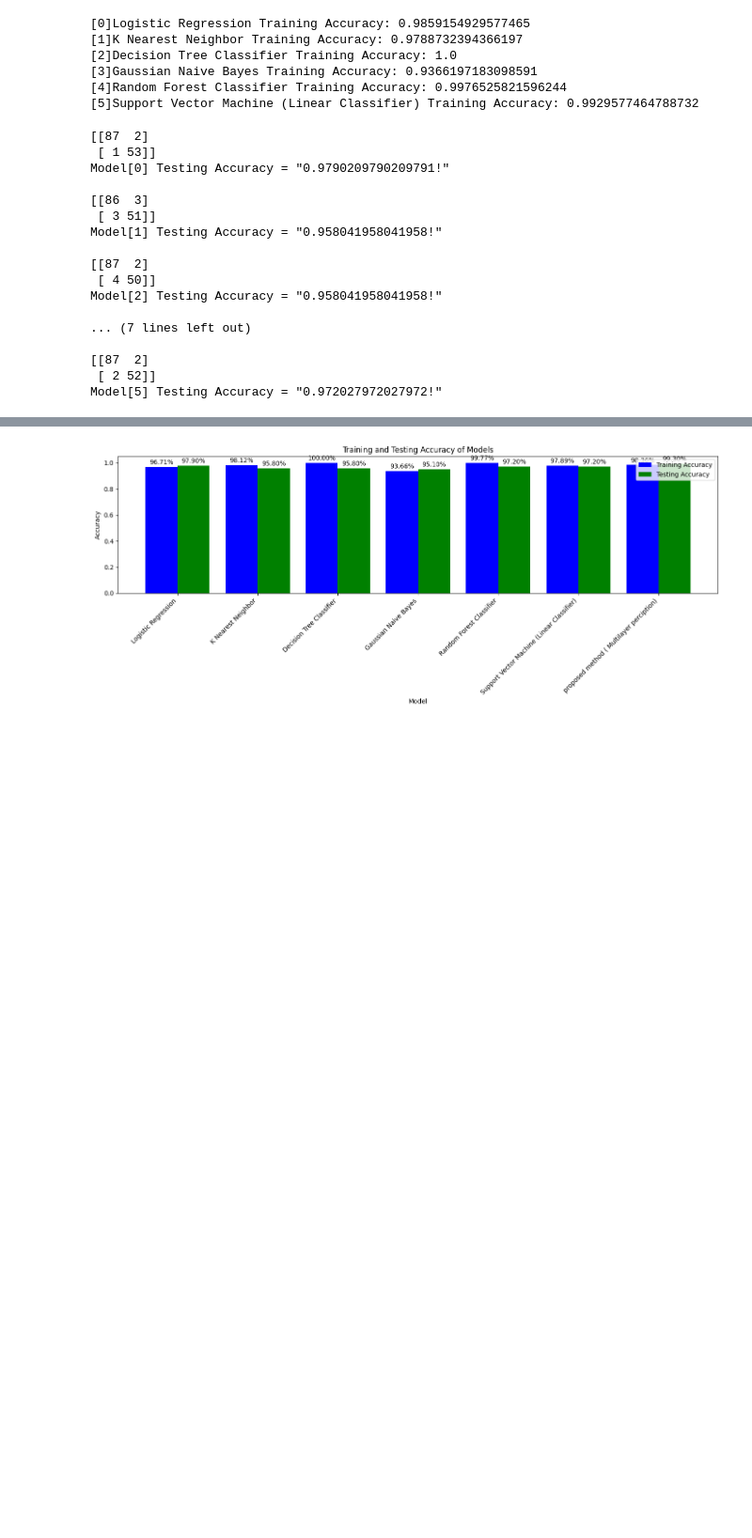
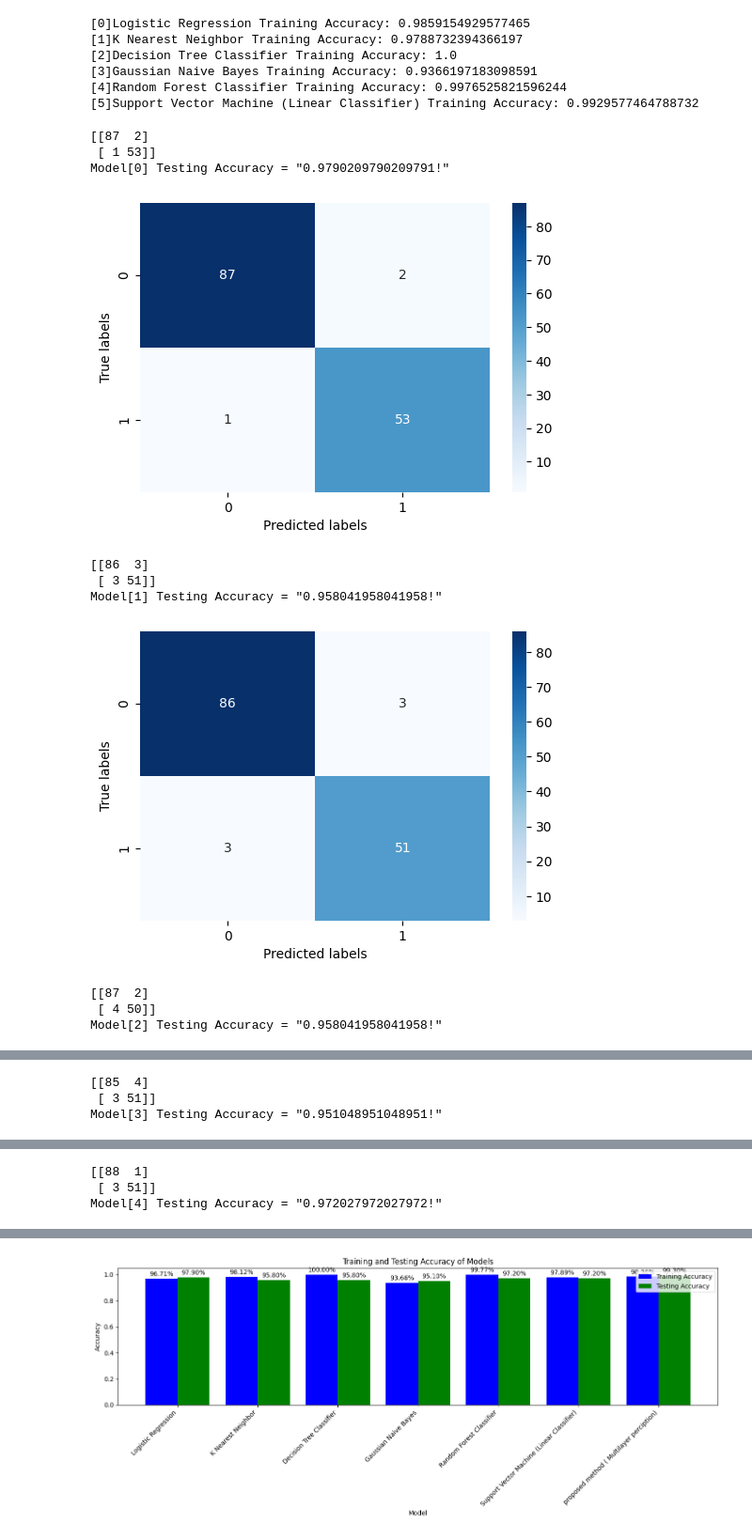
Before and after one commit to SachinBiswas7/Breast-Cancer-Classification, a Jupyter notebook: Breast_cancer_classification_using_Neural_network.ipynb, the cells around one changed output, grey strips where cells are left out. Shown at 94% size. Saved outputs shown, nothing was run; the diff lists cells and outputs as text; code cells hidden in the pictures; blank space fills up the shorter version.

```diff
--- a/Breast_cancer_classification_using_Neural_network.ipynb
+++ b/Breast_cancer_classification_using_Neural_network.ipynb
@@ -208,33 +209,40 @@ simplefilter(action='ignore', category=FutureWarning)
 [4]Random Forest Classifier Training Accuracy: 0.9976525821596244
 [5]Support Vector Machine (Linear Classifier) Training Accuracy: 0.9929577464788732
 # %%
+import matplotlib.pyplot as plt
+import seaborn as sns
 from sklearn.metrics import confusion_matrix
-for i in range(len(mdl)):
-    cm = confusion_matrix(y_test, mdl[i].predict(X_test))
+
+# Loop through each model
+for i, mdl in enumerate(mdl):
+    # Calculate the confusion matrix
+    cm = confusion_matrix(y_test, mdl.predict(X_test))
 
     TN = cm[0][0]
     TP = cm[1][1]
     FN = cm[1][0]
     FP = cm[0][1]
 
     print(cm)
-    print('Model[{}] Testing Accuracy = "{}!"'.format(i,  (TP + TN) / (TP + TN + FN + FP)))
-    print()# Print a new line
+    print('Model[{}] Testing Accuracy = "{}!"'.format(i, (TP + TN) / (TP + TN + FN + FP)))
+    print()  # Print a new line
+
+    # Plot the heatmap
+    plt.figure(figsize=(6, 4))
+    sns.heatmap(cm, annot=True, fmt='d', cmap='Blues')
+
+    plt.xlabel('Predicted labels')
+    plt.ylabel('True labels')
+    plt.show()
 # %% [output]
 [[87  2]
  [ 1 53]]
 Model[0] Testing Accuracy = "0.9790209790209791!"
-
-[[86  3]
- [ 3 51]]
-Model[1] Testing Accuracy = "0.958041958041958!"
-
-[[87  2]
- [ 4 50]]
-Model[2] Testing Accuracy = "0.958041958041958!"
-
-... (7 lines left out)
-
-[[87  2]
- [ 2 52]]
-Model[5] Testing Accuracy = "0.972027972027972!"
+[figure, added]
+[[86  3]
+ [ 3 51]]
+Model[1] Testing Accuracy = "0.958041958041958!"
+[figure, added]
+[[87  2]
+ [ 4 50]]
+Model[2] Testing Accuracy = "0.958041958041958!"
@@ -240,0 +250,3 @@ Model[5] Testing Accuracy = "0.972027972027972!"
+[[85  4]
+ [ 3 51]]
+Model[3] Testing Accuracy = "0.951048951048951!"
@@ -240,0 +254,3 @@ Model[5] Testing Accuracy = "0.972027972027972!"
+[[88  1]
+ [ 3 51]]
+Model[4] Testing Accuracy = "0.972027972027972!"
```
Also changed, not shown: parts of 6 cells of this notebook.
